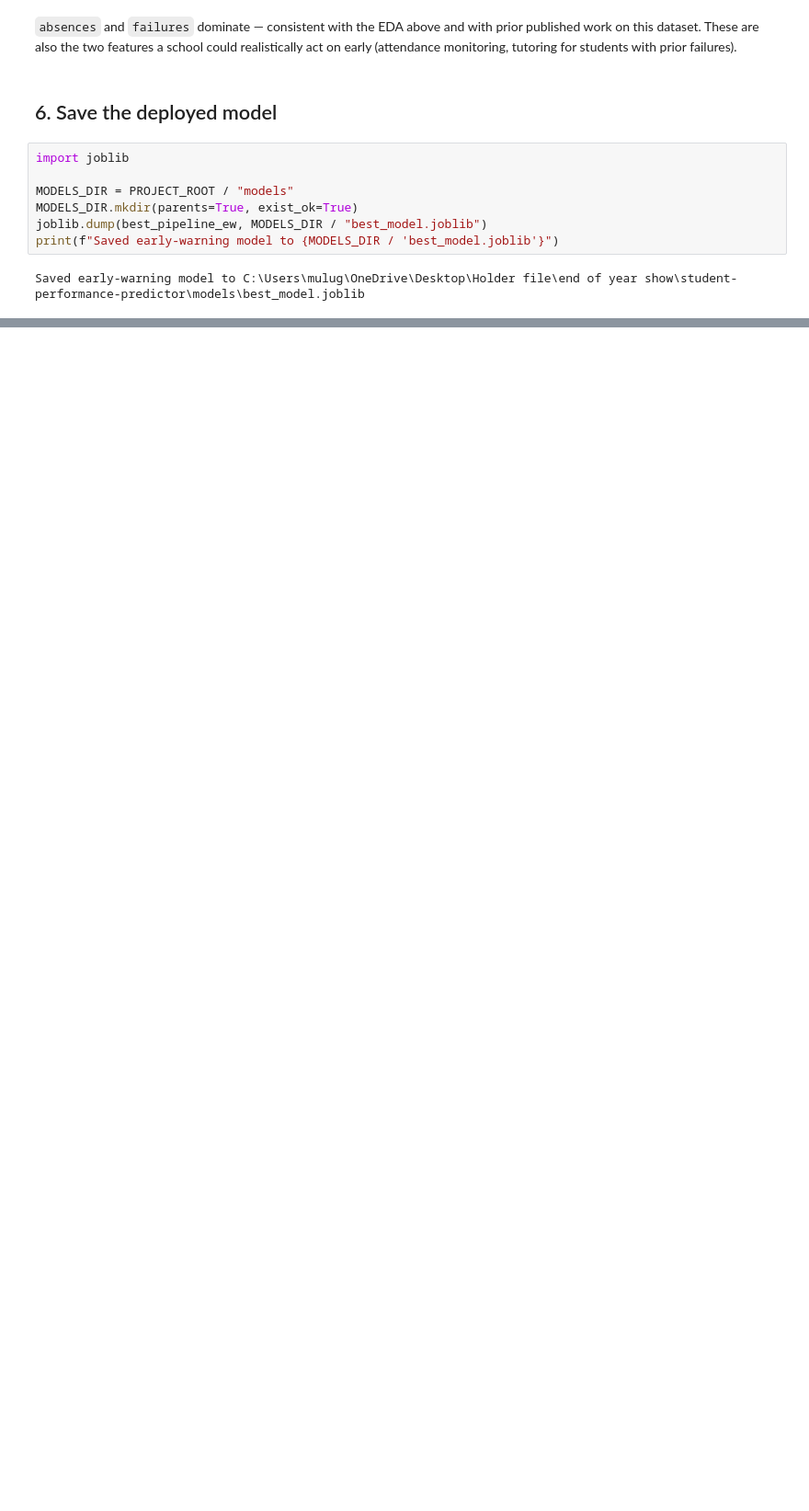
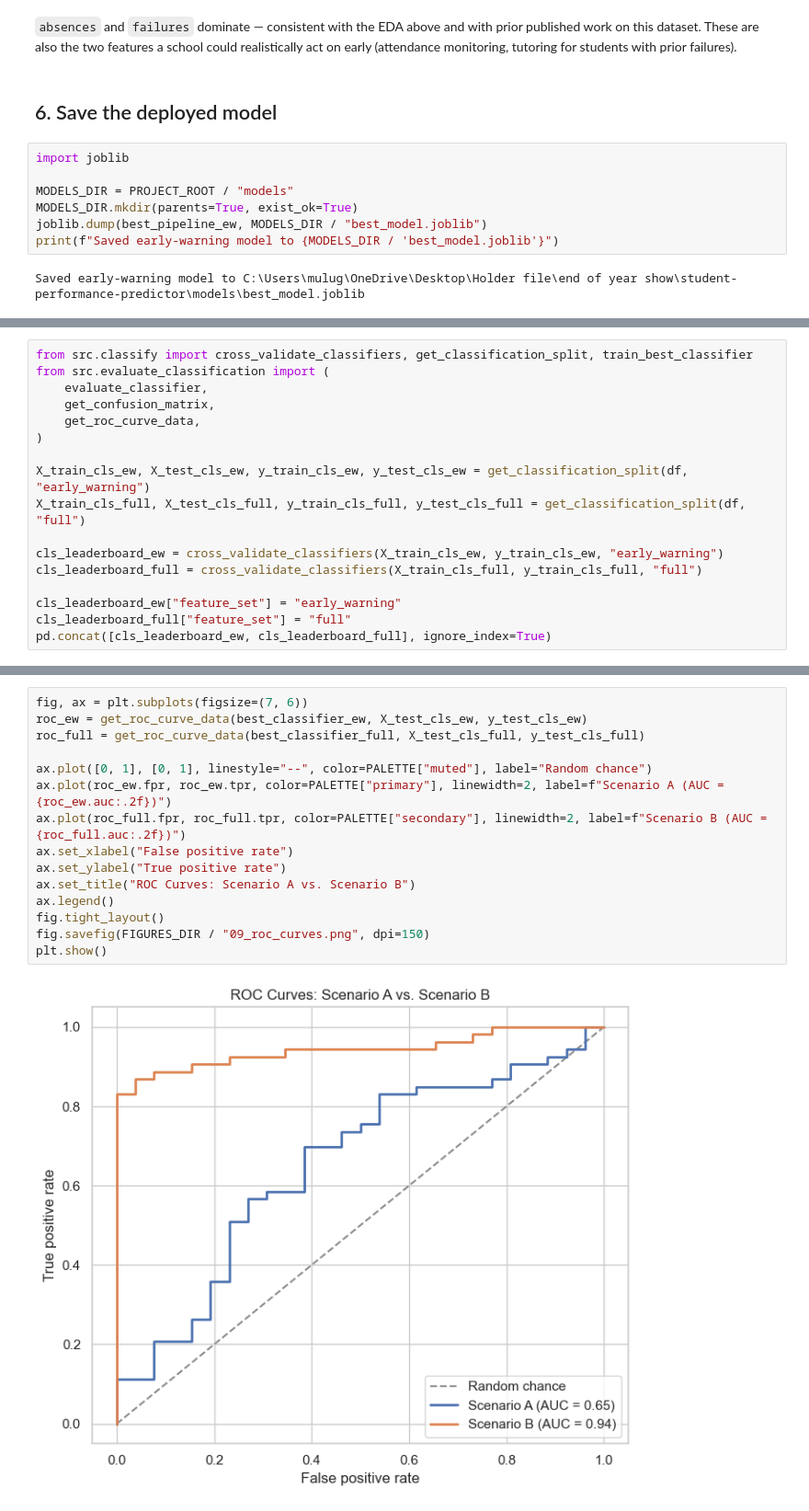
Before and after one commit to mulugetabernabas33-source/student-performance-predictor-INSA-project, a Jupyter notebook: notebooks/01_student_performance.ipynb, the cells around one changed output, grey strips where cells are left out. Shown at 92% size. Cells and saved outputs as stored; diff of their text form; blank space fills up the shorter version.

```diff
--- a/notebooks/01_student_performance.ipynb
+++ b/notebooks/01_student_performance.ipynb
@@ -345,0 +355,17 @@ Saved early-warning model to C:\Users\mulug\OneDrive\Desktop\Holder file\end of
+# %%
+from src.classify import cross_validate_classifiers, get_classification_split, train_best_classifier
+from src.evaluate_classification import (
+    evaluate_classifier,
+    get_confusion_matrix,
+    get_roc_curve_data,
+)
+
+X_train_cls_ew, X_test_cls_ew, y_train_cls_ew, y_test_cls_ew = get_classification_split(df, "early_warning")
+X_train_cls_full, X_test_cls_full, y_train_cls_full, y_test_cls_full = get_classification_split(df, "full")
+
+cls_leaderboard_ew = cross_validate_classifiers(X_train_cls_ew, y_train_cls_ew, "early_warning")
+cls_leaderboard_full = cross_validate_classifiers(X_train_cls_full, y_train_cls_full, "full")
+
+cls_leaderboard_ew["feature_set"] = "early_warning"
+cls_leaderboard_full["feature_set"] = "full"
+pd.concat([cls_leaderboard_ew, cls_leaderboard_full], ignore_index=True)
@@ -345,0 +425,17 @@ Saved early-warning model to C:\Users\mulug\OneDrive\Desktop\Holder file\end of
+# %%
+fig, ax = plt.subplots(figsize=(7, 6))
+roc_ew = get_roc_curve_data(best_classifier_ew, X_test_cls_ew, y_test_cls_ew)
+roc_full = get_roc_curve_data(best_classifier_full, X_test_cls_full, y_test_cls_full)
+
+ax.plot([0, 1], [0, 1], linestyle="--", color=PALETTE["muted"], label="Random chance")
+ax.plot(roc_ew.fpr, roc_ew.tpr, color=PALETTE["primary"], linewidth=2, label=f"Scenario A (AUC = {roc_ew.auc:.2f})")
+ax.plot(roc_full.fpr, roc_full.tpr, color=PALETTE["secondary"], linewidth=2, label=f"Scenario B (AUC = {roc_full.auc:.2f})")
+ax.set_xlabel("False positive rate")
+ax.set_ylabel("True positive rate")
+ax.set_title("ROC Curves: Scenario A vs. Scenario B")
+ax.legend()
+fig.tight_layout()
+fig.savefig(FIGURES_DIR / "09_roc_curves.png", dpi=150)
+plt.show()
+# %% [output]
+[figure, added]
```
Also changed, not shown: parts of 8 cells of this notebook, 2 other files.
